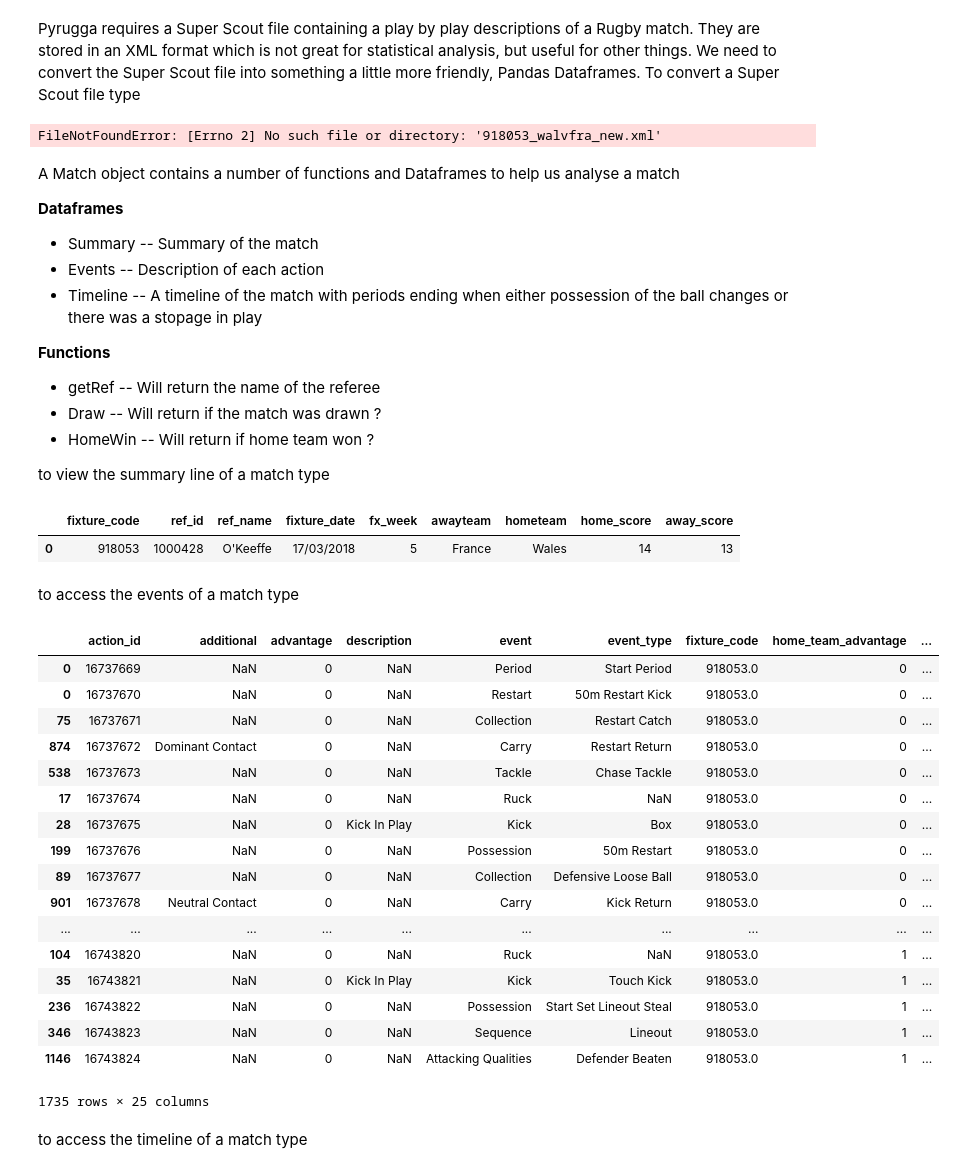
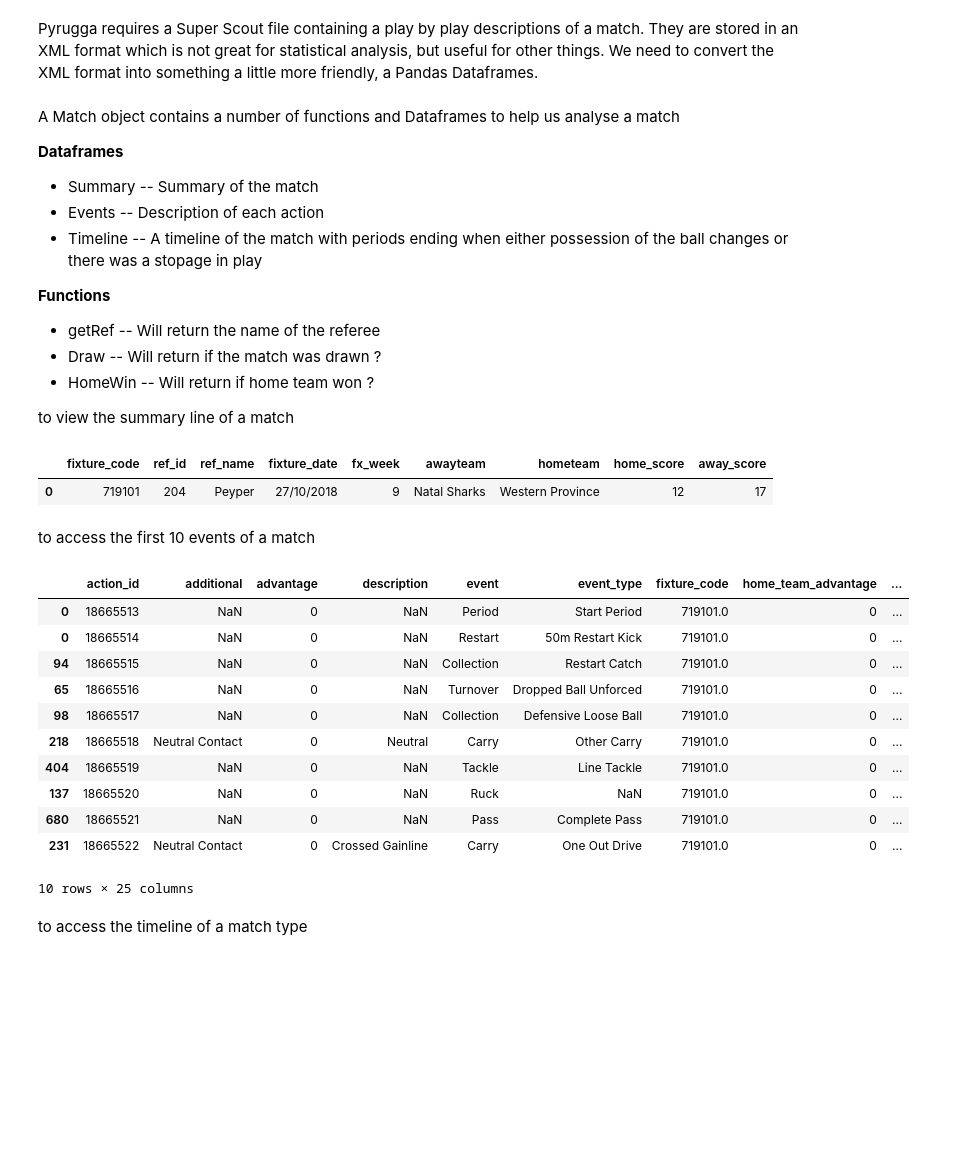
Before and after one commit to jlondal/pyrugga, a Jupyter notebook: jupyter/tuts/Getting Started.ipynb, the cells around one changed output. Drawn from its saved outputs; the diff is of its cells as text; code cells hidden in the pictures; blank space fills up the shorter version.

Commit message:
First Version

```diff
--- a/jupyter/tuts/Getting Started.ipynb
+++ b/jupyter/tuts/Getting Started.ipynb
@@ -7,11 +10,9 @@ The first step is to import Pyrugga library. This is as simple us typing
 # %%
 import pyrugga as pgr
 # %% [markdown]
-Pyrugga requires a Super Scout file containing a play by play descriptions of a Rugby match. They are stored in an XML format which is not great for statistical analysis, but useful for other things. We need to convert the Super Scout file into something a little more friendly, Pandas Dataframes. To convert a Super Scout file type
+Pyrugga requires a Super Scout file containing a play by play descriptions of a match. They are stored in an XML format which is not great for statistical analysis, but useful for other things. We need to convert the XML format  into something a little more friendly, a Pandas Dataframes.
 # %%
-df = pgr.Match('918053_walvfra_new.xml')
+df = pgr.Match('game_1.xml')
-# %% [output]
-FileNotFoundError: [Errno 2] No such file or directory: '918053_walvfra_new.xml'
 # %% [markdown]
 A Match object contains a number of functions and Dataframes to help us analyse a match
 
@@ -27,35 +28,29 @@ A Match object contains a number of functions and Dataframes to help us analyse
 * Draw -- Will return if the match was drawn ?
 * HomeWin -- Will return if home team won ?
 
-to view the summary  line of a match type
+to view the summary  line of a match
 # %%
 df.summary
 # %% [output]
 |  | fixture_code | ref_id | ref_name | fixture_date | fx_week | awayteam | hometeam | home_score | away_score |
-| 0 | 918053 | 1000428 | O'Keeffe | 17/03/2018 | 5 | France | Wales | 14 | 13 |
+| 0 | 719101 | 204 | Peyper | 27/10/2018 | 9 | Natal Sharks | Western Province | 12 | 17 |
 # %% [markdown]
-to access the events of a match type
+to access the first 10 events of a match
 # %%
-df.events
+df.events.head(10)
 # %% [output]
 |  | action_id | additional | advantage | description | event | event_type | fixture_code | home_team_advantage | ... |
-| 0 | 16737669 | NaN | 0 | NaN | Period | Start Period | 918053.0 | 0 | ... |
-| 0 | 16737670 | NaN | 0 | NaN | Restart | 50m Restart Kick | 918053.0 | 0 | ... |
-| 75 | 16737671 | NaN | 0 | NaN | Collection | Restart Catch | 918053.0 | 0 | ... |
-| 874 | 16737672 | Dominant Contact | 0 | NaN | Carry | Restart Return | 918053.0 | 0 | ... |
-| 538 | 16737673 | NaN | 0 | NaN | Tackle | Chase Tackle | 918053.0 | 0 | ... |
-| 17 | 16737674 | NaN | 0 | NaN | Ruck | NaN | 918053.0 | 0 | ... |
-| 28 | 16737675 | NaN | 0 | Kick In Play | Kick | Box | 918053.0 | 0 | ... |
-| 199 | 16737676 | NaN | 0 | NaN | Possession | 50m Restart | 918053.0 | 0 | ... |
-| 89 | 16737677 | NaN | 0 | NaN | Collection | Defensive Loose Ball | 918053.0 | 0 | ... |
-| 901 | 16737678 | Neutral Contact | 0 | NaN | Carry | Kick Return | 918053.0 | 0 | ... |
-| ... | ... | ... | ... | ... | ... | ... | ... | ... | ... |
-| 104 | 16743820 | NaN | 0 | NaN | Ruck | NaN | 918053.0 | 1 | ... |
-| 35 | 16743821 | NaN | 0 | Kick In Play | Kick | Touch Kick | 918053.0 | 1 | ... |
-| 236 | 16743822 | NaN | 0 | NaN | Possession | Start Set Lineout Steal | 918053.0 | 1 | ... |
-| 346 | 16743823 | NaN | 0 | NaN | Sequence | Lineout | 918053.0 | 1 | ... |
-| 1146 | 16743824 | NaN | 0 | NaN | Attacking Qualities | Defender Beaten | 918053.0 | 1 | ... |
+| 0 | 18665513 | NaN | 0 | NaN | Period | Start Period | 719101.0 | 0 | ... |
+| 0 | 18665514 | NaN | 0 | NaN | Restart | 50m Restart Kick | 719101.0 | 0 | ... |
+| 94 | 18665515 | NaN | 0 | NaN | Collection | Restart Catch | 719101.0 | 0 | ... |
+| 65 | 18665516 | NaN | 0 | NaN | Turnover | Dropped Ball Unforced | 719101.0 | 0 | ... |
+| 98 | 18665517 | NaN | 0 | NaN | Collection | Defensive Loose Ball | 719101.0 | 0 | ... |
+| 218 | 18665518 | Neutral Contact | 0 | Neutral | Carry | Other Carry | 719101.0 | 0 | ... |
+| 404 | 18665519 | NaN | 0 | NaN | Tackle | Line Tackle | 719101.0 | 0 | ... |
+| 137 | 18665520 | NaN | 0 | NaN | Ruck | NaN | 719101.0 | 0 | ... |
+| 680 | 18665521 | NaN | 0 | NaN | Pass | Complete Pass | 719101.0 | 0 | ... |
+| 231 | 18665522 | Neutral Contact | 0 | Crossed Gainline | Carry | One Out Drive | 719101.0 | 0 | ... |
-1735 rows × 25 columns
+10 rows × 25 columns
 # %% [markdown]
 to access the timeline of a match type
 # %%
```
Also changed, not shown: parts of 19 cells of this notebook, 6 other files.
